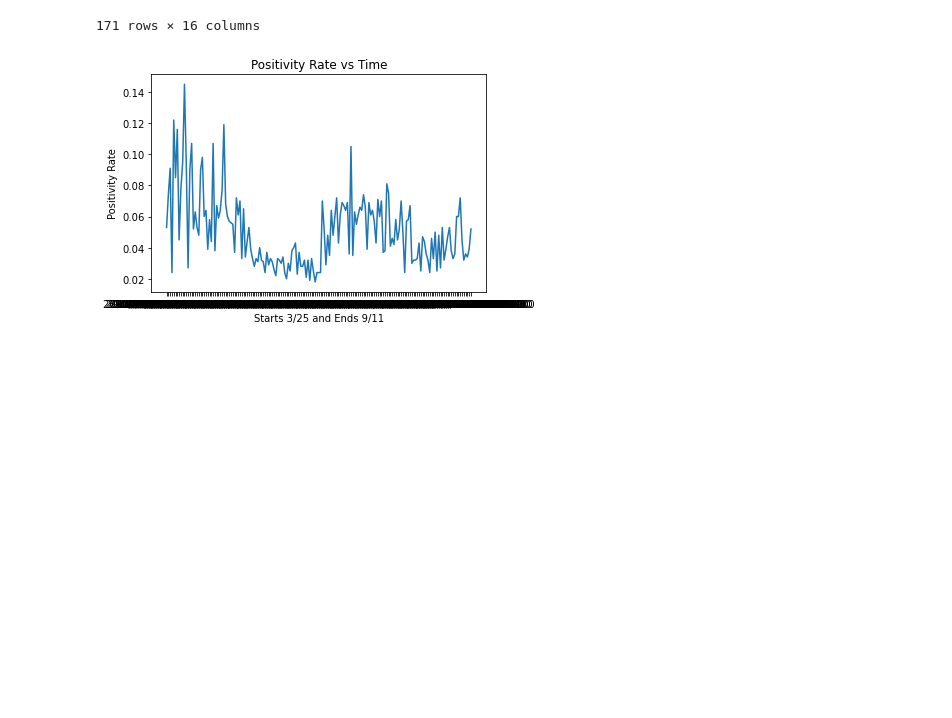
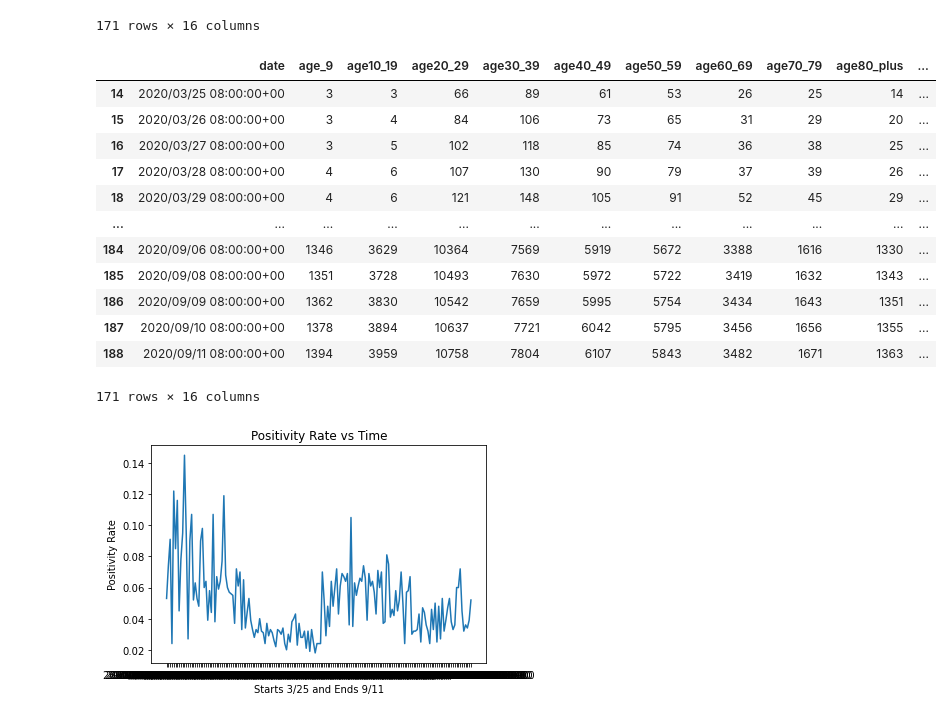
Before and after one commit to renaldyh27/COVID-Cool-for-School, a Jupyter notebook: api_exploration.ipynb, the cells around one changed output. Saved outputs shown, nothing was run; the diff lists cells and outputs as text; code cells hidden in the pictures; blank space fills up the shorter version.

```diff
--- a/api_exploration.ipynb
+++ b/api_exploration.ipynb
@@ -180,8 +167,8 @@ Index(['X', 'Y', 'objectid', 'date', 'tests', 'positives', 'hospitalized',
        'globalid', 'newtests', 'rolling_perc_pos_cases'],
       dtype='object')
 # %%
-filtered_Dem_Cases = Demcases[["date","age_9","age10_19","age20_29","age30_39","age40_49"
-,"age50_59","age60_69","age70_79","age80_plus","ageunknow","genderfemale", "gendermale", "newtests", "newcases"]]
+needed_col = ["date","age_9","age10_19","age20_29","age30_39","age40_49","age50_59","age60_69","age70_79","age80_plus","ageunknow","genderfemale", "gendermale", "newtests", "newcases"]
+filtered_Dem_Cases = Demcases[needed_col]
 filtered_Dem_Cases
 # %% [output]
 |  | date | age_9 | age10_19 | age20_29 | age30_39 | age40_49 | age50_59 | age60_69 | age70_79 | age80_plus | ... |
@@ -253,6 +205,25 @@ filtered_Dem_Cases
 | 187 | 2020/09/10 08:00:00+00 | 1378.0 | 3894.0 | 10637.0 | 7721.0 | 6042.0 | 5795.0 | 3456.0 | 1656.0 | 1355.0 | ... |
 | 188 | 2020/09/11 08:00:00+00 | 1394.0 | 3959.0 | 10758.0 | 7804.0 | 6107.0 | 5843.0 | 3482.0 | 1671.0 | 1363.0 | ... |
 171 rows × 16 columns
+# %%
+for col in needed_col:
+    if col != "date":
+        filtered_Dem_Cases[col] = filtered_Dem_Cases[col].astype(int)
+filtered_Dem_Cases
+# %% [output]
+|  | date | age_9 | age10_19 | age20_29 | age30_39 | age40_49 | age50_59 | age60_69 | age70_79 | age80_plus | ... |
+| 14 | 2020/03/25 08:00:00+00 | 3 | 3 | 66 | 89 | 61 | 53 | 26 | 25 | 14 | ... |
+| 15 | 2020/03/26 08:00:00+00 | 3 | 4 | 84 | 106 | 73 | 65 | 31 | 29 | 20 | ... |
+| 16 | 2020/03/27 08:00:00+00 | 3 | 5 | 102 | 118 | 85 | 74 | 36 | 38 | 25 | ... |
+| 17 | 2020/03/28 08:00:00+00 | 4 | 6 | 107 | 130 | 90 | 79 | 37 | 39 | 26 | ... |
+| 18 | 2020/03/29 08:00:00+00 | 4 | 6 | 121 | 148 | 105 | 91 | 52 | 45 | 29 | ... |
+| ... | ... | ... | ... | ... | ... | ... | ... | ... | ... | ... | ... |
+| 184 | 2020/09/06 08:00:00+00 | 1346 | 3629 | 10364 | 7569 | 5919 | 5672 | 3388 | 1616 | 1330 | ... |
+| 185 | 2020/09/08 08:00:00+00 | 1351 | 3728 | 10493 | 7630 | 5972 | 5722 | 3419 | 1632 | 1343 | ... |
+| 186 | 2020/09/09 08:00:00+00 | 1362 | 3830 | 10542 | 7659 | 5995 | 5754 | 3434 | 1643 | 1351 | ... |
+| 187 | 2020/09/10 08:00:00+00 | 1378 | 3894 | 10637 | 7721 | 6042 | 5795 | 3456 | 1656 | 1355 | ... |
+| 188 | 2020/09/11 08:00:00+00 | 1394 | 3959 | 10758 | 7804 | 6107 | 5843 | 3482 | 1671 | 1363 | ... |
+171 rows × 16 columns
 # %%
 plt.plot(filtered_Dem_Cases["date"],filtered_Dem_Cases["test_positivity_rate"])
 plt.title("Positivity Rate vs Time")
```
Also changed, not shown: parts of 6 cells of this notebook.
